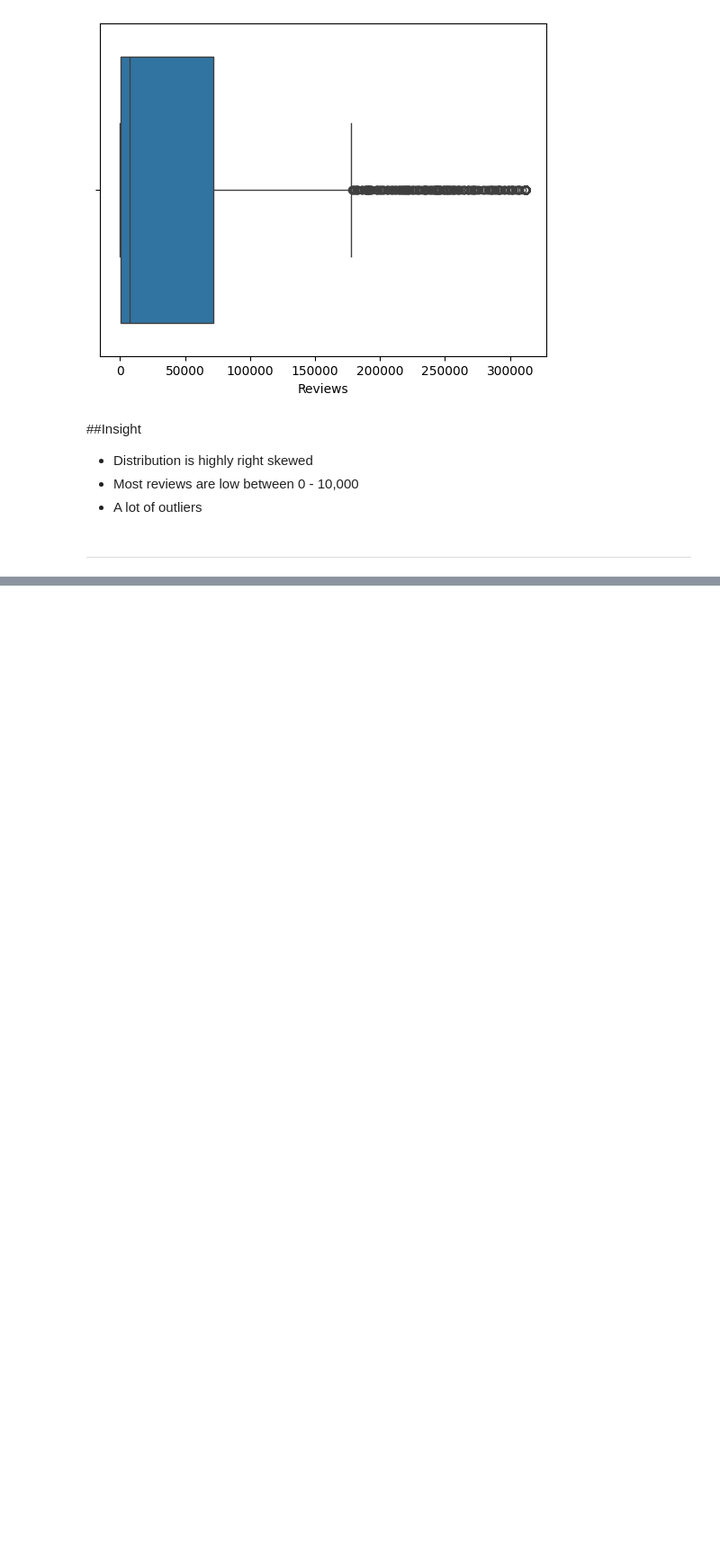
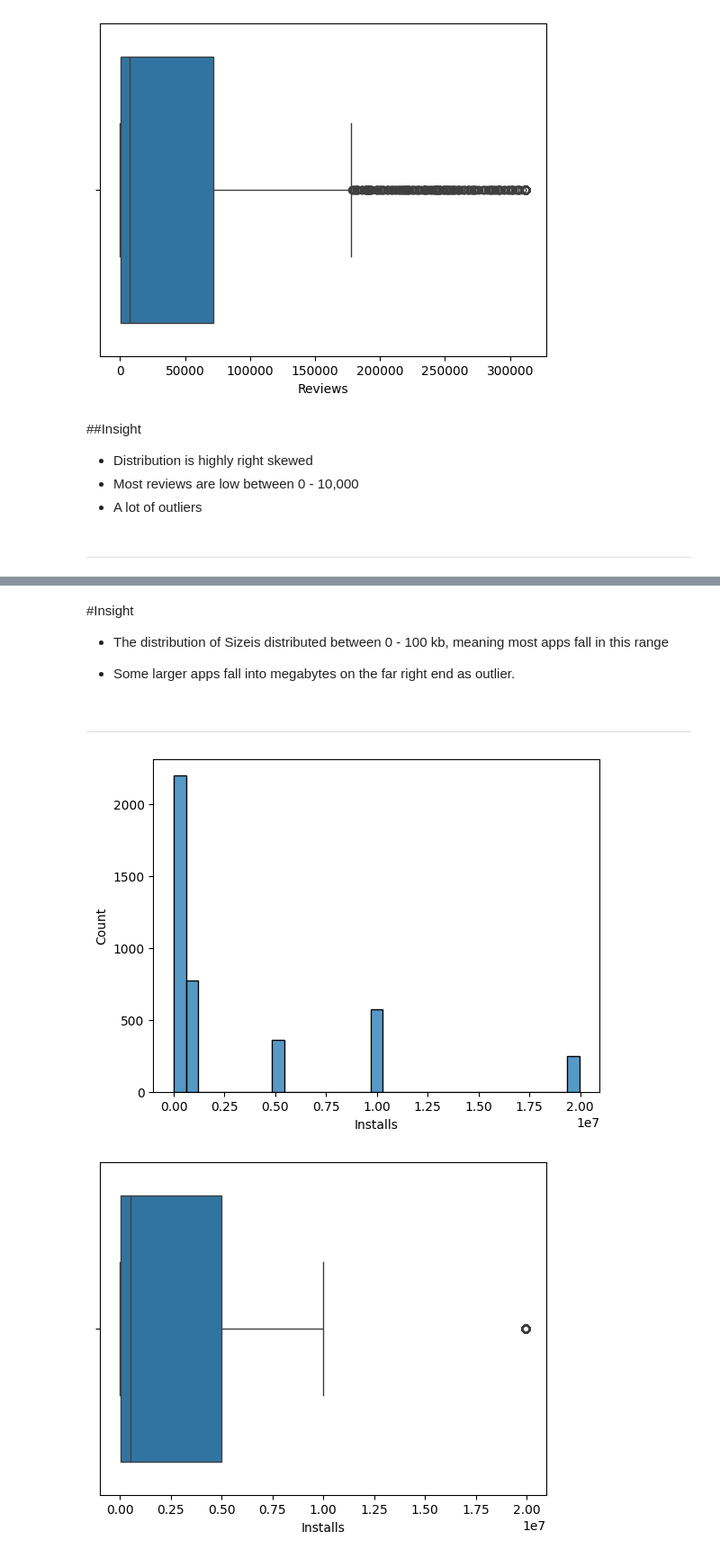
Before and after one commit to HunterKane/University-of-Texas-AI-ML-Projects-, a Jupyter notebook: Practice 1 Google Play Store Case Study - EDA Analysis/Google_Play_Store_Case_Study.ipynb, the cells around one changed output, grey strips where cells are left out. Shown at 90% size. Saved outputs shown, nothing was run; the diff lists cells and outputs as text; code cells hidden in the pictures; blank space fills up the shorter version.

```diff
--- a/Practice 1 Google Play Store Case Study - EDA Analysis/Google_Play_Store_Case_Study.ipynb
+++ b/Practice 1 Google Play Store Case Study - EDA Analysis/Google_Play_Store_Case_Study.ipynb
@@ -273,0 +277,17 @@ plt.show()
+# %% [markdown]
+#Insight
+
+- The distribution of Sizeis distributed between 0 - 100 kb, meaning most apps fall in this range
+
+- Some larger apps fall into megabytes on the far right end as outlier.
+# %% [markdown]
+------------------------------------------------------------------
+# %%
+#Observations on Installs
+sns.histplot(data = df, x = "Installs")
+plt.show()
+sns.boxplot(data = df, x = "Installs")
+plt.show()
+# %% [output]
+[figure, added]
+[figure, added]
```
Also changed, not shown: parts of 9 cells of this notebook.
